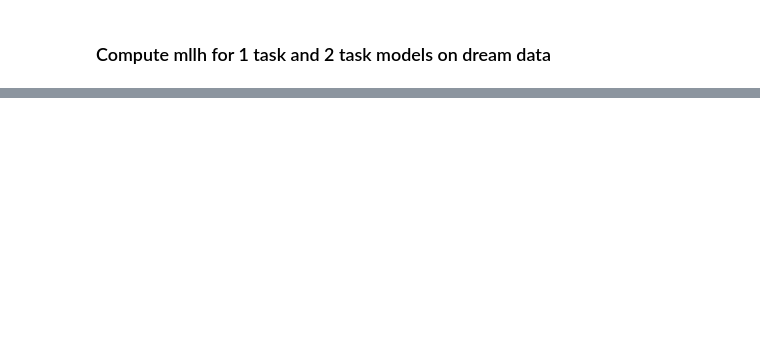
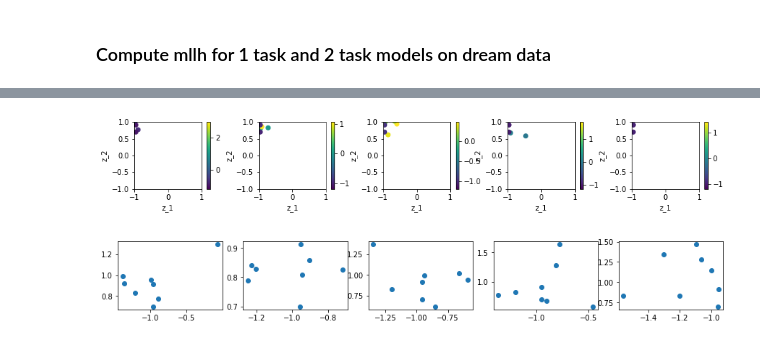
Before and after one commit to CSNLWigner/Continual-learning-with-structure-learning, a Jupyter notebook: dream_data_test.ipynb, the cells around one changed output, grey strips where cells are left out. Drawn from its saved outputs; the diff is of its cells as text; code cells hidden in the pictures; blank space fills up the shorter version.

Commit message:
dream data mllh blocked w informative data

```diff
--- a/dream_data_test.ipynb
+++ b/dream_data_test.ipynb
@@ -10,7 +10,7 @@ import matplotlib as mpl
 import pickle
 from copy import deepcopy
 import time
-from graphviz import Digraph
+#from graphviz import Digraph
 import itertools
 from mpl_toolkits.mplot3d import Axes3D
 from matplotlib import cm
@@ -19,12 +19,12 @@ import seaborn as sns
 from scipy.stats import multivariate_normal
 
 N = 2**2 # particleok szama
-sigma_r = .3
-sig_r_model = .3
+sigma_r = .5
+sig_r_model = .5
 
 Tx = 5
 Ty = 5
-EM_SIZE = 5
+EM_SIZE = 3
 # %%
 def sokatmondo_adat(Tx=Tx,Ty=Ty):
   alpha = 90 #x-esek eloszor
@@ -90,7 +94,10 @@ def generate_data_from_posterior_samples(N=100, gamma=0, z_prior_type='uniform',
     if z_prior_type == 'normal':
         z_prior = tfd.MultivariateNormalDiag(loc=[0,0], scale_diag=[sigma_z_prior,sigma_z_prior]);
     elif z_prior_type == 'uniform':
-        z_prior = tfd.Uniform([0,0],[sigma_z_prior,sigma_z_prior])
+        z_prior = tfd.Uniform([-sigma_z_prior,-sigma_z_prior],[sigma_z_prior,sigma_z_prior])
+    elif z_prior_type == 'informative':
+        z_prior = tfd.MultivariateNormalDiag(loc=[-1,1], scale_diag=[.3,.3]);
+
 
     z = np.array(z_prior.sample(N))
 
@@ -100,13 +107,13 @@ def generate_data_from_posterior_samples(N=100, gamma=0, z_prior_type='uniform',
 
     return z[0],r[0]
 
-def generate_dream_data_from_posterior_samples(samples):
+def generate_dream_data_from_posterior_samples(samples,z_prior_type):
   z_samples = []
   r_samples = []
 
   for gamma_sample in samples:
       # generate a single datapoint for each gamma sample
-      z,r = generate_data_from_posterior_samples(N=1, gamma=gamma_sample, z_prior_type='uniform', sigma_reward=sig_r_model)
+      z,r = generate_data_from_posterior_samples(N=1, gamma=gamma_sample, z_prior_type=z_prior_type, sigma_reward=sig_r_model)
       z_samples.append(z)
       r_samples.append(r)
 
@@ -115,12 +122,12 @@ def generate_dream_data_from_posterior_samples(samples):
 
   return {'z': np.array(z_samples), 'r': np.array(r_samples)}
 
-def generate_dream_data_set(posterior, T=10, N=2):
+def generate_dream_data_set(posterior, T=10, N=2, z_prior_type='uniform'):
   '''generates multiple dream data sets'''
   dream_data_sets = []
   for i in range(N):
     samples = posterior.sample(T)
-    dream_data = generate_dream_data_from_posterior_samples(samples)
+    dream_data = generate_dream_data_from_posterior_samples(samples, z_prior_type)
     dream_data_sets.append(dream_data)
   return dream_data_sets
 # %% [markdown]
@@ -242,7 +249,7 @@ posterior = tfd.MultivariateNormalFullCovariance(loc=posterior_params[0], covari
 samples = posterior.sample(10)
 
 # generate N dream data sets
-dreams = generate_dream_data_set(posterior, T=5, N=10)
+dreams = generate_dream_data_set(posterior, T=5, N=10,z_prior_type='informative')
 
 #append episodic memories to dreams
 
@@ -323,12 +351,17 @@ plt.figure(figsize=(15,10))
 for i in range(num_subplots):
     plt.subplot(num_subplots, num_subplots,i+1)
     helper.plot_data(dreams[i], labels=False)
+# %% [output]
+[figure, added]
 # %%
 #num_subplots = len(dreams)
 num_subplots = 5
 plt.figure(figsize=(15,10))
 for i in range(num_subplots):
     plt.subplot(num_subplots, num_subplots,i+1)
+    plt.scatter(dreams[i]['z'].T[0],dreams[i]['z'].T[1])
+# %% [output]
+[figure, added]
 # %%
 points = data_fit
 plt.scatter(points['z'].T[0],points['z'].T[1])
```
Also changed, not shown: parts of 7 cells of this notebook, 1 other file.
